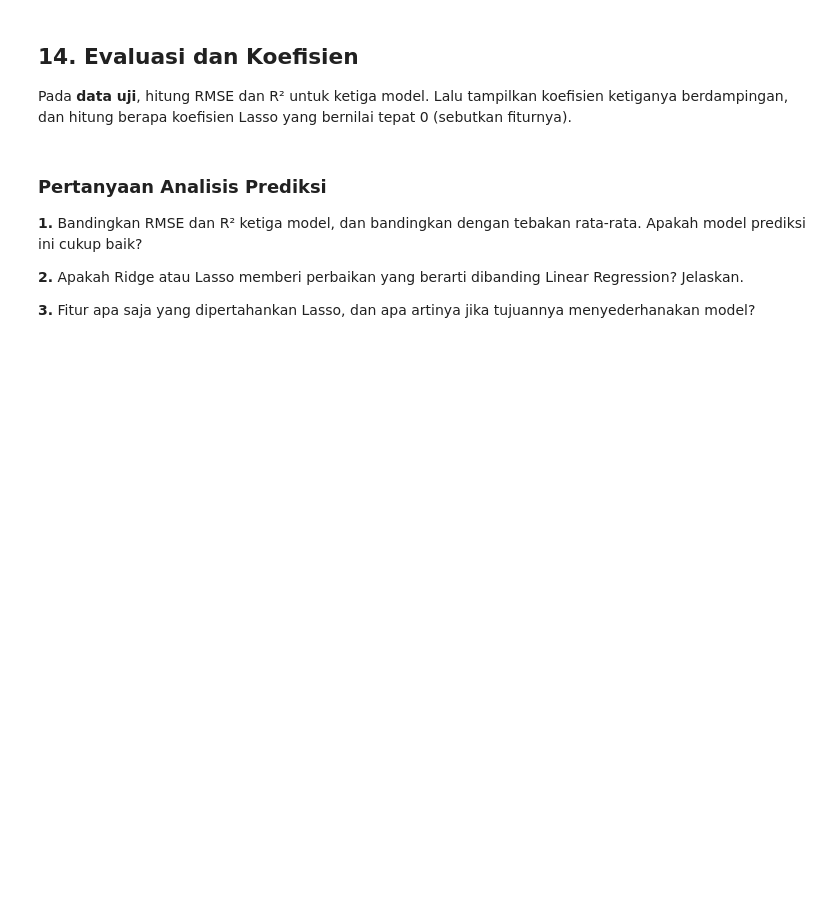
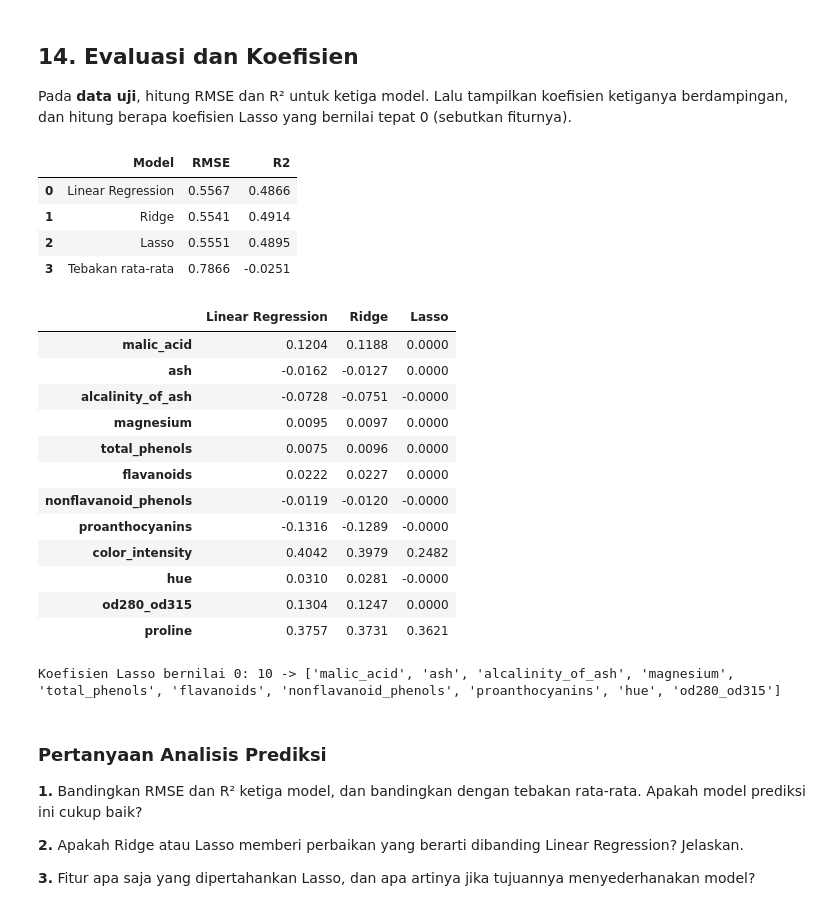
Before and after one commit to StarScream256/praktikum-data-science-20261, a Jupyter notebook: Latihan Responsi/123240063_MuhammadArifHermawan_LatihanResponsi.ipynb, the cells around one changed output. Cells and saved outputs as stored; diff of their text form; code cells hidden in the pictures; blank space fills up the shorter version.

Commit message:
feat: add regression implementation

```diff
--- a/Latihan Responsi/Template_Notebook_Latihan_KelasA.ipynb
+++ b/Latihan Responsi/123240063_MuhammadArifHermawan_LatihanResponsi.ipynb
@@ -474,4 +478,13 @@ Tentukan fitur dan target untuk prediksi:
 
 Hitung juga **RMSE tebakan paling sederhana** (selalu menebak rata-rata `alcohol` data latih) sebagai pembanding.
 # %%
-# TODO
+fitur_reg = train_df.columns.drop(['alcohol', 'cultivar']).tolist()
+X_train_reg = train_df[fitur_reg]
+y_train_reg = train_df['alcohol']
+
+X_test_reg = test_df[fitur_reg]
+y_test_reg = test_df['alcohol']
+
+baseline_pred = np.full(len(y_test_reg), y_train_reg.mean())
+rmse_baseline = np.sqrt(mean_squared_error(y_test_reg, baseline_pred))
+print(f"RMSE tebakan rata-rata: {rmse_baseline:.4f}")
@@ -483,13 +498,62 @@ Latih tiga model di dalam `Pipeline` bersama `StandardScaler`:
 - `Ridge(alpha=1.0)`
 - `Lasso(alpha=0.1)`
 # %%
-# TODO
+models_reg = {
+    "Linear Regression": Pipeline([("scaler", StandardScaler()), ("regressor", LinearRegression())]),
+    "Ridge": Pipeline([("scaler", StandardScaler()), ("regressor", Ridge(alpha=1.0))]),
+    "Lasso": Pipeline([("scaler", StandardScaler()), ("regressor", Lasso(alpha=0.1))]),
+}
+
+for name, m in models_reg.items():
+    m.fit(X_train_reg, y_train_reg)
 # %% [markdown]
 ## 14. Evaluasi dan Koefisien
 
 Pada **data uji**, hitung RMSE dan R² untuk ketiga model. Lalu tampilkan koefisien ketiganya berdampingan, dan hitung berapa koefisien Lasso yang bernilai tepat 0 (sebutkan fiturnya).
 # %%
-# TODO
+results = []
+for name, m in models_reg.items():
+    pred = m.predict(X_test_reg)
+    results.append({
+        "Model": name,
+        "RMSE": np.sqrt(mean_squared_error(y_test_reg, pred)),
+        "R2": r2_score(y_test_reg, pred),
+    })
+results.append({
+    "Model": "Tebakan rata-rata",
+    "RMSE": rmse_baseline,
+    "R2": r2_score(y_test_reg, baseline_pred),
+})
+display(pd.DataFrame(results).round(4))
+
+coef_df = pd.DataFrame(
+    {name: m.named_steps["regressor"].coef_ for name, m in models_reg.items()},
+    index=fitur_reg,
+).round(4)
+display(coef_df)
+
+zero_feats = coef_df.index[coef_df["Lasso"] == 0].tolist()
+print(f"Koefisien Lasso bernilai 0: {len(zero_feats)} -> {zero_feats}")
+# %% [output]
+|  | Model | RMSE | R2 |
+| 0 | Linear Regression | 0.5567 | 0.4866 |
+| 1 | Ridge | 0.5541 | 0.4914 |
+| 2 | Lasso | 0.5551 | 0.4895 |
+| 3 | Tebakan rata-rata | 0.7866 | -0.0251 |
+|  | Linear Regression | Ridge | Lasso |
+| malic_acid | 0.1204 | 0.1188 | 0.0000 |
+| ash | -0.0162 | -0.0127 | 0.0000 |
+| alcalinity_of_ash | -0.0728 | -0.0751 | -0.0000 |
+| magnesium | 0.0095 | 0.0097 | 0.0000 |
+| total_phenols | 0.0075 | 0.0096 | 0.0000 |
+| flavanoids | 0.0222 | 0.0227 | 0.0000 |
+| nonflavanoid_phenols | -0.0119 | -0.0120 | -0.0000 |
+| proanthocyanins | -0.1316 | -0.1289 | -0.0000 |
+| color_intensity | 0.4042 | 0.3979 | 0.2482 |
+| hue | 0.0310 | 0.0281 | -0.0000 |
+| od280_od315 | 0.1304 | 0.1247 | 0.0000 |
+| proline | 0.3757 | 0.3731 | 0.3621 |
+Koefisien Lasso bernilai 0: 10 -> ['malic_acid', 'ash', 'alcalinity_of_ash', 'magnesium', 'total_phenols', 'flavanoids', 'nonflavanoid_phenols', 'proanthocyanins', 'hue', 'od280_od315']
 # %% [markdown]
 ### Pertanyaan Analisis Prediksi
 
```
Also changed, not shown: parts of 11 cells of this notebook, 4 other files.
